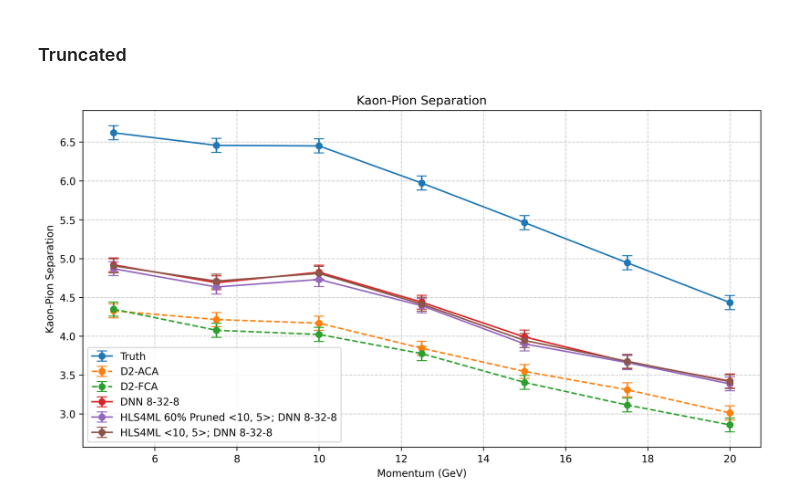
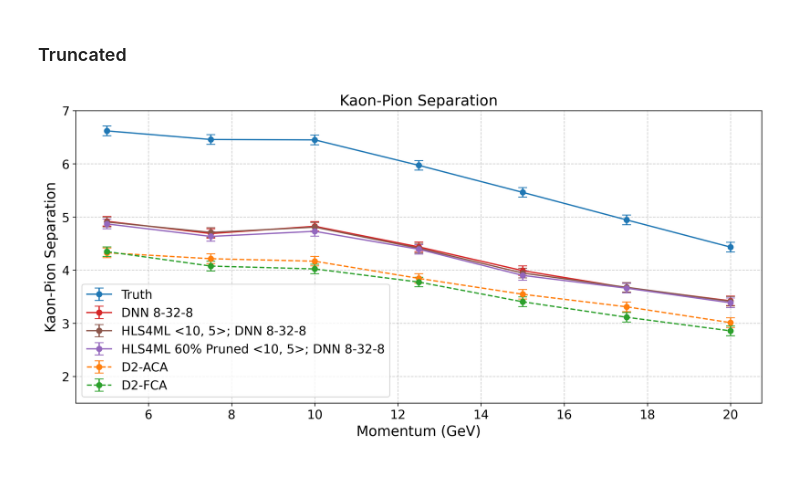
Before and after one commit to dnzy06/drift-chamber-ml, a Jupyter notebook: code/kaon_pion_separation.ipynb, the cells around one changed output. Drawn from its saved outputs; the diff is of its cells as text; code cells hidden in the pictures; blank space fills up the shorter version.

Commit message:
updating figures according to revision comments

```diff
--- a/code/kaon_pion_separation.ipynb
+++ b/code/kaon_pion_separation.ipynb
@@ -1337,0 +1408,5 @@ array([0.34784585, 0.33151114, 0.34116796, 0.3138123 , 0.28217134,
+# %%
+ntest = 100000
+
+preds = np.asarray(model.predict(testdata['wf_i']))[:ntest].reshape(ntest)
+actual = np.asarray(np.sum(testdata['tag_values'] == 1, axis = 1))[:ntest].reshape(ntest)
@@ -1442,5 +1686,8 @@ std_kaon_10_5_0_6_pruned = np.asarray([2.744337,  2.758578,  2.7674665, 2.787227
 # %%
 # kaon pion error
+import math
+
+len_scaler = 10 * math.sqrt(2)
 import math
 
 import numpy as np
@@ -1471,27 +1718,39 @@ y_err_aca = calculate_separation_error(mean_pion_ACA, mean_kaon_ACA, std_pion_AC
 y_err_dnn_8_32_8 = calculate_separation_error(mean_pion_DNN_8_32_8, mean_kaon_DNN_8_32_8, std_pion_DNN_8_32_8, std_kaon_DNN_8_32_8)* len_scaler
 y_err_10_5 = calculate_separation_error(mean_pion_10_5, mean_kaon_10_5, std_pion_10_5, std_kaon_10_5)* len_scaler
 y_err_10_5_0_6_pruned = calculate_separation_error(mean_pion_10_5_0_6_pruned, mean_kaon_10_5_0_6_pruned, std_pion_10_5_0_6_pruned, std_kaon_10_5_0_6_pruned)* len_scaler
+y_err_d2_cnn = calculate_separation_error(mean_pion_d2_cnn, mean_kaon_d2_cnn, std_pion_d2_cnn, std_kaon_d2_cnn)* len_scaler
+y_err_cnn = calculate_separation_error(mean_pion_cnn, mean_kaon_cnn, std_pion_cnn, std_kaon_cnn)* len_scaler
 # %%
 import matplotlib.pyplot as plt
 results_dir = '../results/'
 import math
 
+fontsize = 16
+
+plt.rc('font', size=14)
+
 len_scaler = 10 * math.sqrt(2)
 
-plt.figure(figsize=(12, 6), dpi=300)
+plt.figure(figsize=(14, 6), dpi=300)
 plt.errorbar(momenta, kp_separation_TRUTH * len_scaler, yerr = y_err_truth, fmt='-o', label = 'Truth', capsize=5)
-plt.errorbar(momenta, kp_separation_ACA * len_scaler, yerr = y_err_aca, fmt='--o', label = 'D2-ACA', capsize=5)
-plt.errorbar(momenta, kp_separation_FCA * len_scaler, yerr = y_err_fca, fmt='--o', label = 'D2-FCA', capsize=5)
-plt.errorbar(momenta, np.asarray(kp_separation_DNN) * len_scaler, yerr = y_err_dnn_8_32_8, fmt='-o', label = 'DNN 8-32-8', capsize=5)
 
-plt.errorbar(momenta, np.asarray(kp_10_5_0_6_pruned_hls) * len_scaler, yerr = y_err_10_5_0_6_pruned, fmt='-o', label = 'HLS4ML 60% Pruned <10, 5>; DNN 8-32-8',capsize=5)
-plt.errorbar(momenta, np.asarray(kp_10_5_hls) * len_scaler, yerr = y_err_10_5, fmt='-o', label = 'HLS4ML <10, 5>; DNN 8-32-8',capsize=5)
+plt.errorbar(momenta, np.asarray(kp_separation_DNN) * len_scaler, yerr = y_err_dnn_8_32_8, fmt='-o', label = 'DNN 8-32-8', capsize=5, color = 'tab:red')
 
+plt.errorbar(momenta, np.asarray(kp_10_5_hls) * len_scaler, yerr = y_err_10_5, fmt='-o', label = 'HLS4ML <10, 5>; DNN 8-32-8',capsize=5, color = 'tab:brown')
+plt.errorbar(momenta, np.asarray(kp_10_5_0_6_pruned_hls) * len_scaler, yerr = y_err_10_5_0_6_pruned, fmt='-o', label = 'HLS4ML 60% Pruned <10, 5>; DNN 8-32-8',capsize=5, color = 'tab:purple')
+
+plt.errorbar(momenta, kp_separation_ACA * len_scaler, yerr = y_err_aca, fmt='--o', label = 'D2-ACA', capsize=5, color ='tab:orange')
+plt.errorbar(momenta, kp_separation_FCA * len_scaler, yerr = y_err_fca, fmt='--o', label = 'D2-FCA', capsize=5, color = 'tab:green')
+
+# plt.errorbar(momenta, kp_separation_D2_CNN * len_scaler, yerr = y_err_d2_cnn, fmt='-o', label = 'D2-CNN', capsize=5)
+# plt.errorbar(momenta, kp_separation_cnn * len_scaler, yerr = y_err_cnn, fmt='-o', label = 'CNN', capsize=5)
+
+plt.ylim(1.5, 7)
 plt.grid(True, color='gray', linestyle='--', alpha=0.4)
-plt.xlabel('Momentum (GeV)')
-plt.ylabel('Kaon-Pion Separation')
+plt.xlabel('Momentum (GeV)', fontsize = fontsize)
+plt.ylabel('Kaon-Pion Separation', fontsize = fontsize)
 plt.legend()
 plt.title('Kaon-Pion Separation')
-plt.savefig(results_dir + 'kaon_pion_50k.png')
+plt.savefig(results_dir + 'kaon_pion_50k_revision.png')
 # %% [output]
-[figure, old version]
+[figure, new version]
```
Also changed, not shown: parts of 23 cells of this notebook, 10 other files.
